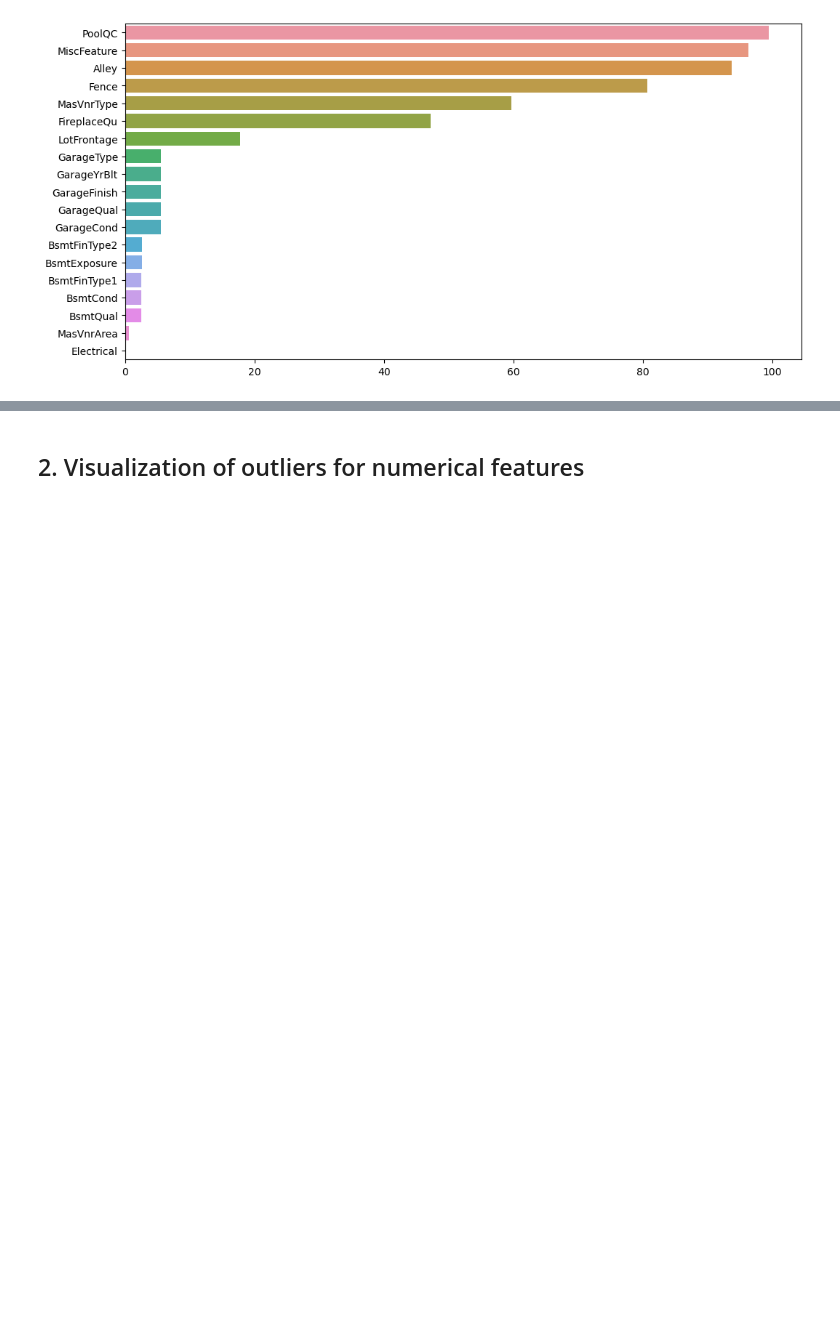
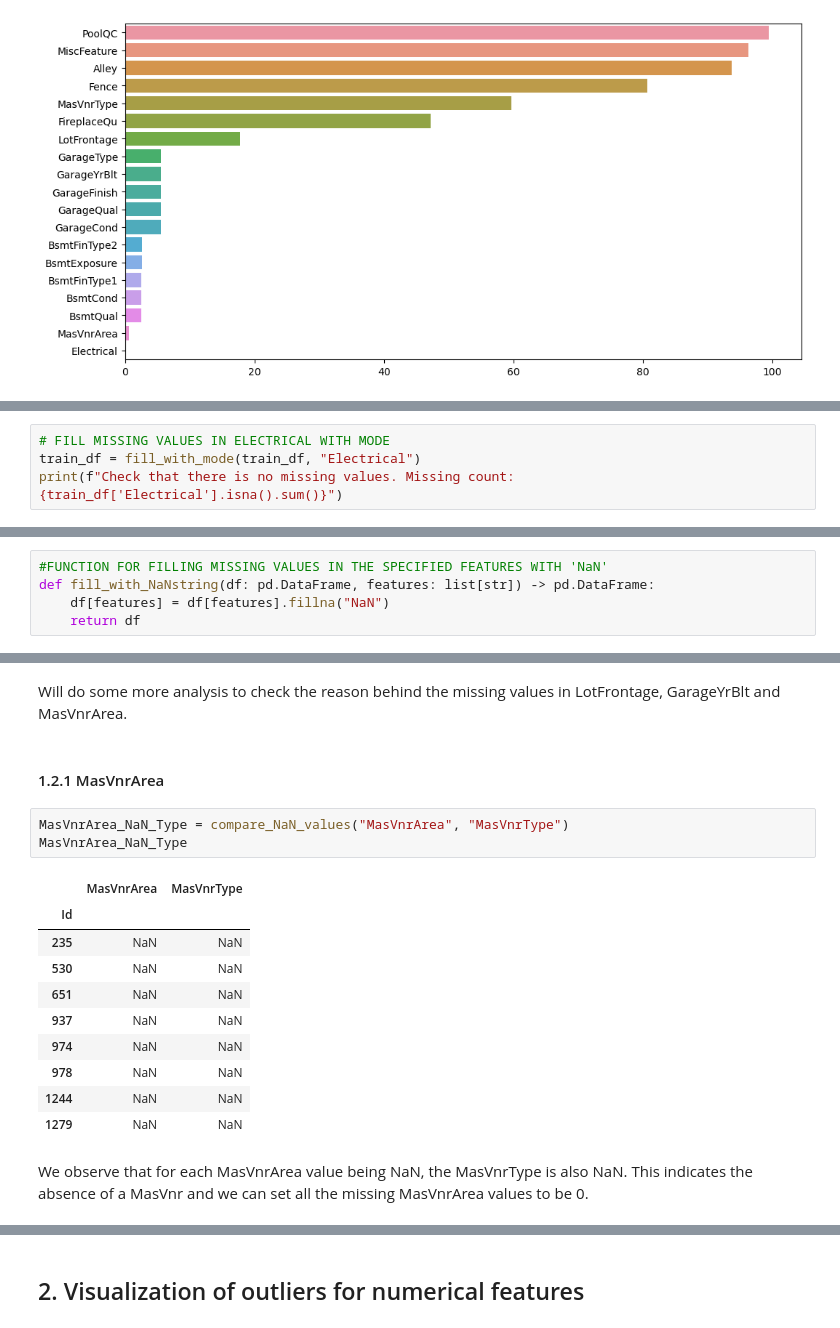
Before and after one commit to boraaktas/COMP4433-Team_Project, a Jupyter notebook: dataset_overview.ipynb, the cells around one changed output, grey strips where cells are left out. Cells and saved outputs as stored; diff of their text form; blank space fills up the shorter version.

```diff
--- a/dataset_overview.ipynb
+++ b/dataset_overview.ipynb
@@ -59,0 +80,4 @@ plt.show()
+# %%
+# FILL MISSING VALUES IN ELECTRICAL WITH MODE
+train_df = fill_with_mode(train_df, "Electrical")
+print(f"Check that there is no missing values. Missing count: {train_df['Electrical'].isna().sum()}")
@@ -59,0 +86,5 @@ plt.show()
+# %%
+#FUNCTION FOR FILLING MISSING VALUES IN THE SPECIFIED FEATURES WITH 'NaN'
+def fill_with_NaNstring(df: pd.DataFrame, features: list[str]) -> pd.DataFrame:
+    df[features] = df[features].fillna("NaN")
+    return df
@@ -59,0 +119,20 @@ plt.show()
+# %% [markdown]
+Will do some more analysis to check the reason behind the missing values in LotFrontage, GarageYrBlt and MasVnrArea.
+# %% [markdown]
+#### 1.2.1 MasVnrArea
+# %%
+MasVnrArea_NaN_Type = compare_NaN_values("MasVnrArea", "MasVnrType")
+MasVnrArea_NaN_Type
+# %% [output]
+|  | MasVnrArea | MasVnrType |
+| Id |  |  |
+| 235 | NaN | NaN |
+| 530 | NaN | NaN |
+| 651 | NaN | NaN |
+| 937 | NaN | NaN |
+| 974 | NaN | NaN |
+| 978 | NaN | NaN |
+| 1244 | NaN | NaN |
+| 1279 | NaN | NaN |
+# %% [markdown]
+We observe that for each MasVnrArea value being NaN, the MasVnrType is also NaN. This indicates the absence of a MasVnr and we can set all the missing MasVnrArea values to be 0.
```
Also changed, not shown: parts of 34 cells of this notebook.
